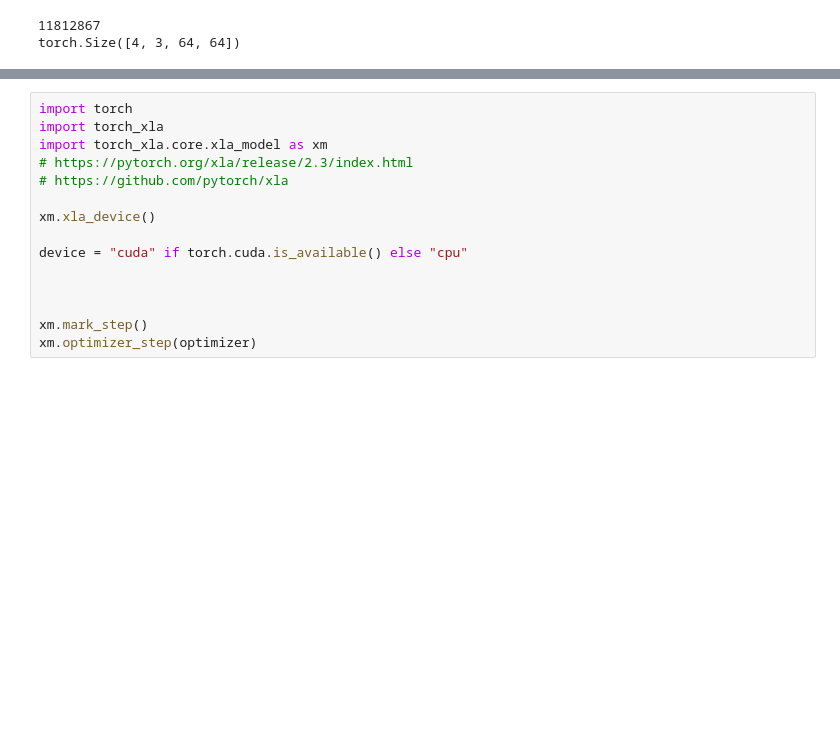
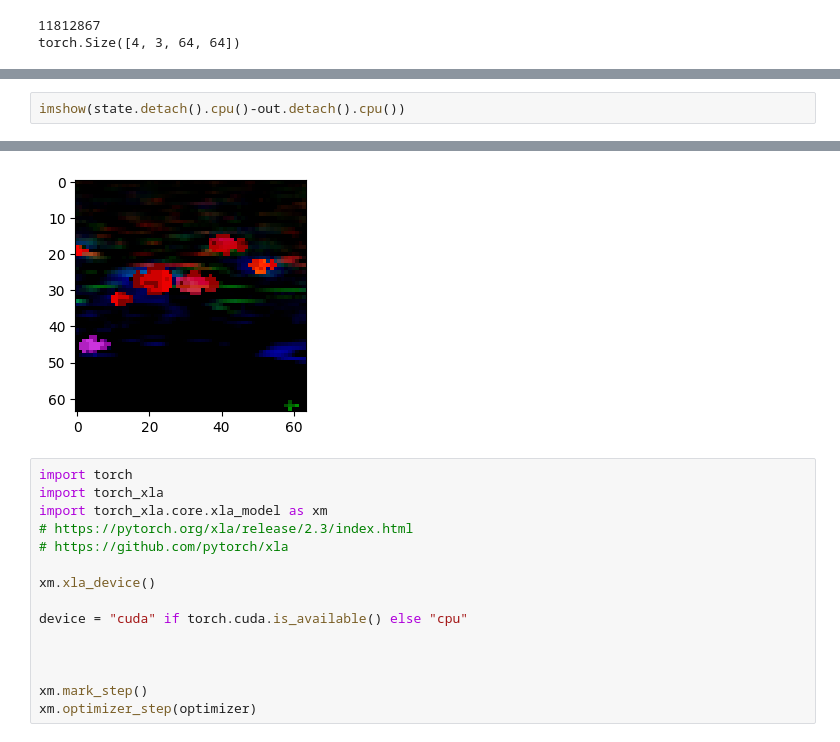
Before and after one commit to eisbetterthanpi/pytorch, a Jupyter notebook: conv_autoencoder.ipynb, the cells around one changed output, grey strips where cells are left out. Drawn from its saved outputs; the diff is of its cells as text; blank space fills up the shorter version.

```diff
--- a/conv_autoencoder.ipynb
+++ b/conv_autoencoder.ipynb
@@ -600,0 +700,3 @@ WARNING:matplotlib.image:Clipping input data to the valid range for imshow with
+# %%
+imshow(state.detach().cpu()-out.detach().cpu())
+# %% [output]
@@ -601,3 +704,4 @@ WARNING:matplotlib.image:Clipping input data to the valid range for imshow with
+[figure, added]
 # %%
 import torch
 import torch_xla
```
Also changed, not shown: parts of 10 cells of this notebook.
